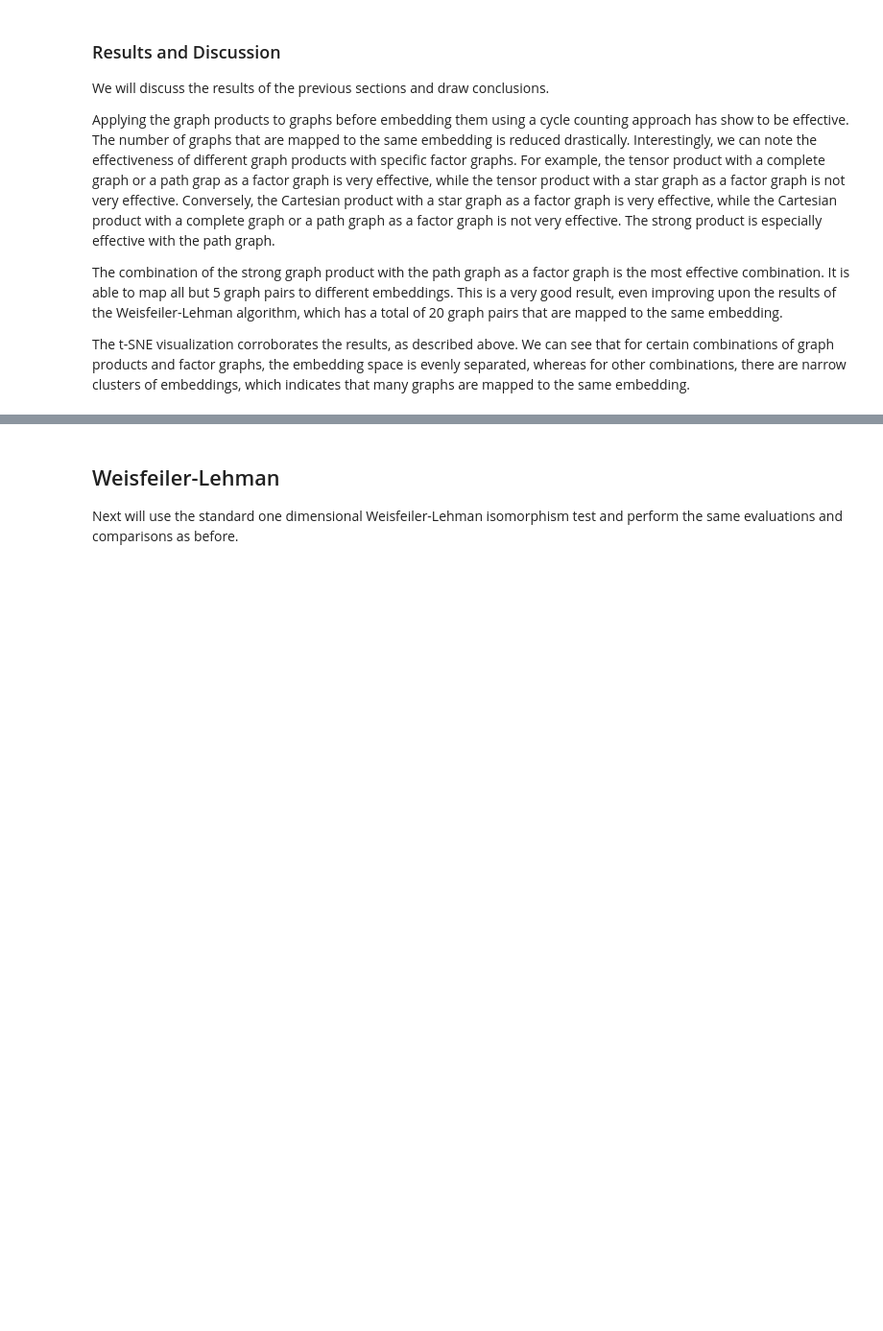
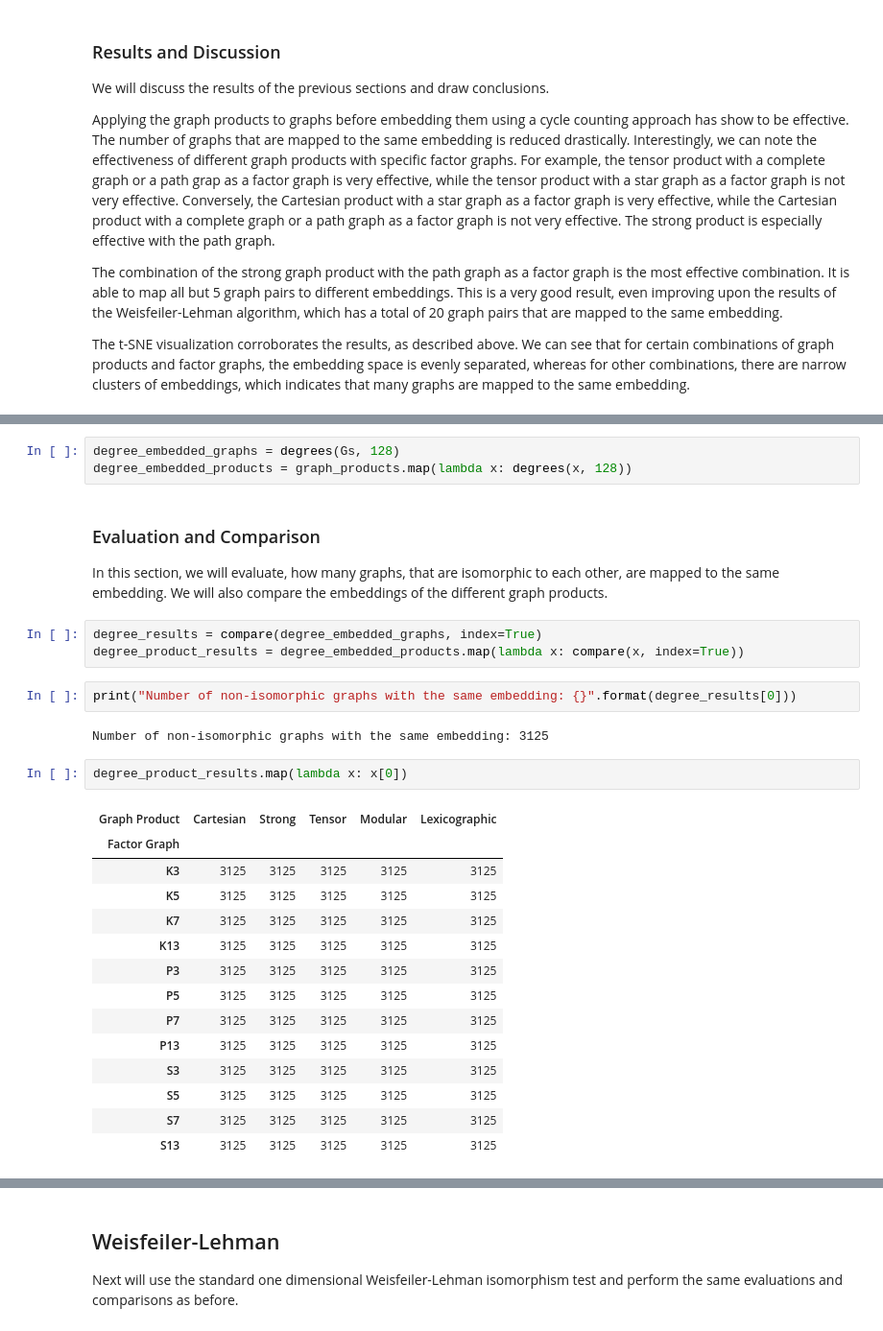
Before and after one commit to max-seeli/graph-gumbo, a Jupyter notebook: simple_product_embedding.ipynb, the cells around one changed output, grey strips where cells are left out. Shown at 96% size. Drawn from its saved outputs; the diff is of its cells as text; blank space fills up the shorter version.

```diff
--- a/simple_product_embedding.ipynb
+++ b/simple_product_embedding.ipynb
@@ -354,0 +362,30 @@ The t-SNE visualization corroborates the results, as described above. We can see
+# %%
+degree_embedded_graphs = degrees(Gs, 128)
+degree_embedded_products = graph_products.map(lambda x: degrees(x, 128))
+# %% [markdown]
+### Evaluation and Comparison
+In this section, we will evaluate, how many graphs, that are isomorphic to each other, are mapped to the same embedding. We will also compare the embeddings of the different graph products.
+# %%
+degree_results = compare(degree_embedded_graphs, index=True)
+degree_product_results = degree_embedded_products.map(lambda x: compare(x, index=True))
+# %%
+print("Number of non-isomorphic graphs with the same embedding: {}".format(degree_results[0]))
+# %% [output]
+Number of non-isomorphic graphs with the same embedding: 3125
+# %%
+degree_product_results.map(lambda x: x[0])
+# %% [output]
+| Graph Product | Cartesian | Strong | Tensor | Modular | Lexicographic |
+| Factor Graph |  |  |  |  |  |
+| K3 | 3125 | 3125 | 3125 | 3125 | 3125 |
+| K5 | 3125 | 3125 | 3125 | 3125 | 3125 |
+| K7 | 3125 | 3125 | 3125 | 3125 | 3125 |
+| K13 | 3125 | 3125 | 3125 | 3125 | 3125 |
+| P3 | 3125 | 3125 | 3125 | 3125 | 3125 |
+| P5 | 3125 | 3125 | 3125 | 3125 | 3125 |
+| P7 | 3125 | 3125 | 3125 | 3125 | 3125 |
+| P13 | 3125 | 3125 | 3125 | 3125 | 3125 |
+| S3 | 3125 | 3125 | 3125 | 3125 | 3125 |
+| S5 | 3125 | 3125 | 3125 | 3125 | 3125 |
+| S7 | 3125 | 3125 | 3125 | 3125 | 3125 |
+| S13 | 3125 | 3125 | 3125 | 3125 | 3125 |
```
Also changed, not shown: parts of 14 cells of this notebook, 1 other file.
